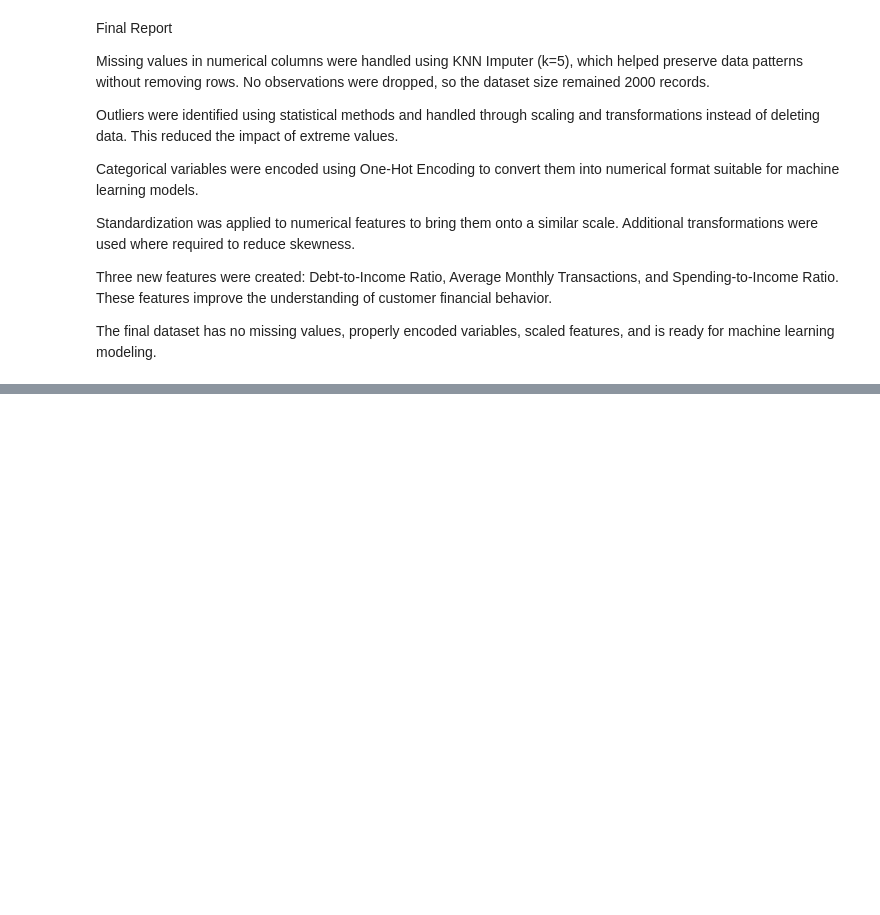
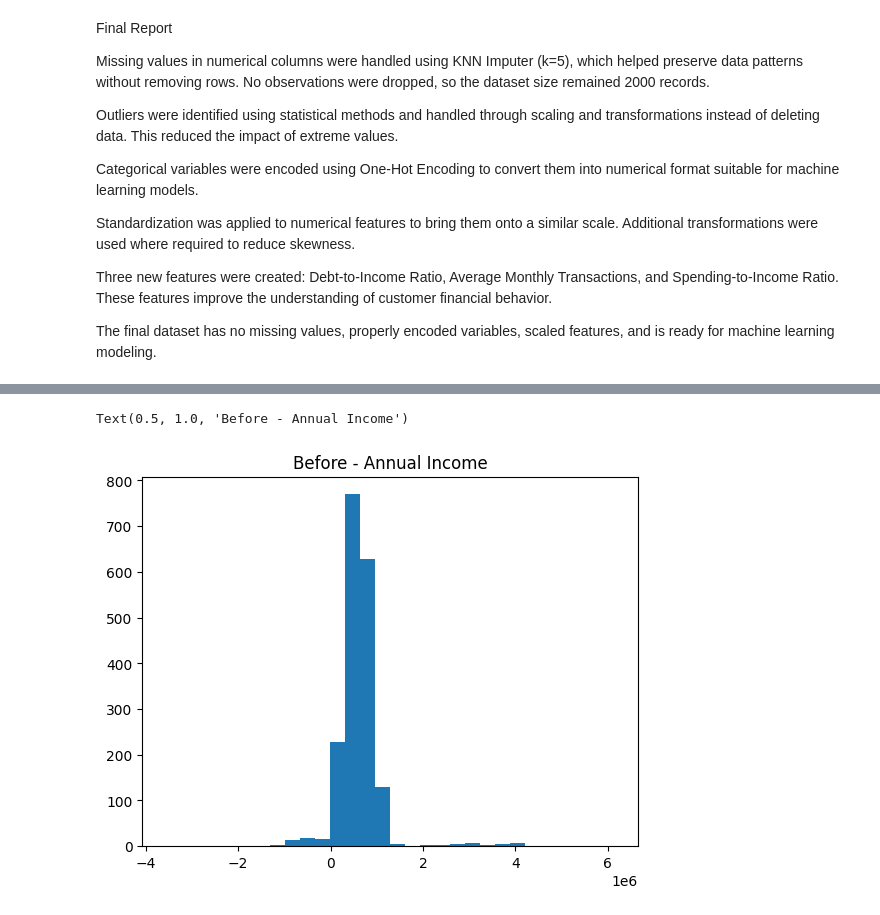
Before and after one commit to Mukesh8109/data-exm2, a Jupyter notebook: finalexm1.ipynb, the cells around one changed output, grey strips where cells are left out. Cells and saved outputs as stored; diff of their text form; code cells hidden in the pictures; blank space fills up the shorter version.

```diff
--- a/finalexm1.ipynb
+++ b/finalexm1.ipynb
@@ -305,0 +370,16 @@ The final dataset has no missing values, properly encoded variables, scaled feat
+# %%
+
+
+col = 'annual_income'
+
+before = df[col].dropna()
+after = df_yeo[col]
+
+
+
+sns.boxplot()
+plt.hist(before, bins=30)
+plt.title("Before - Annual Income")
+# %% [output]
+Text(0.5, 1.0, 'Before - Annual Income')
+[figure, added]
```
Also changed, not shown: parts of 16 cells of this notebook, 1 other file.
